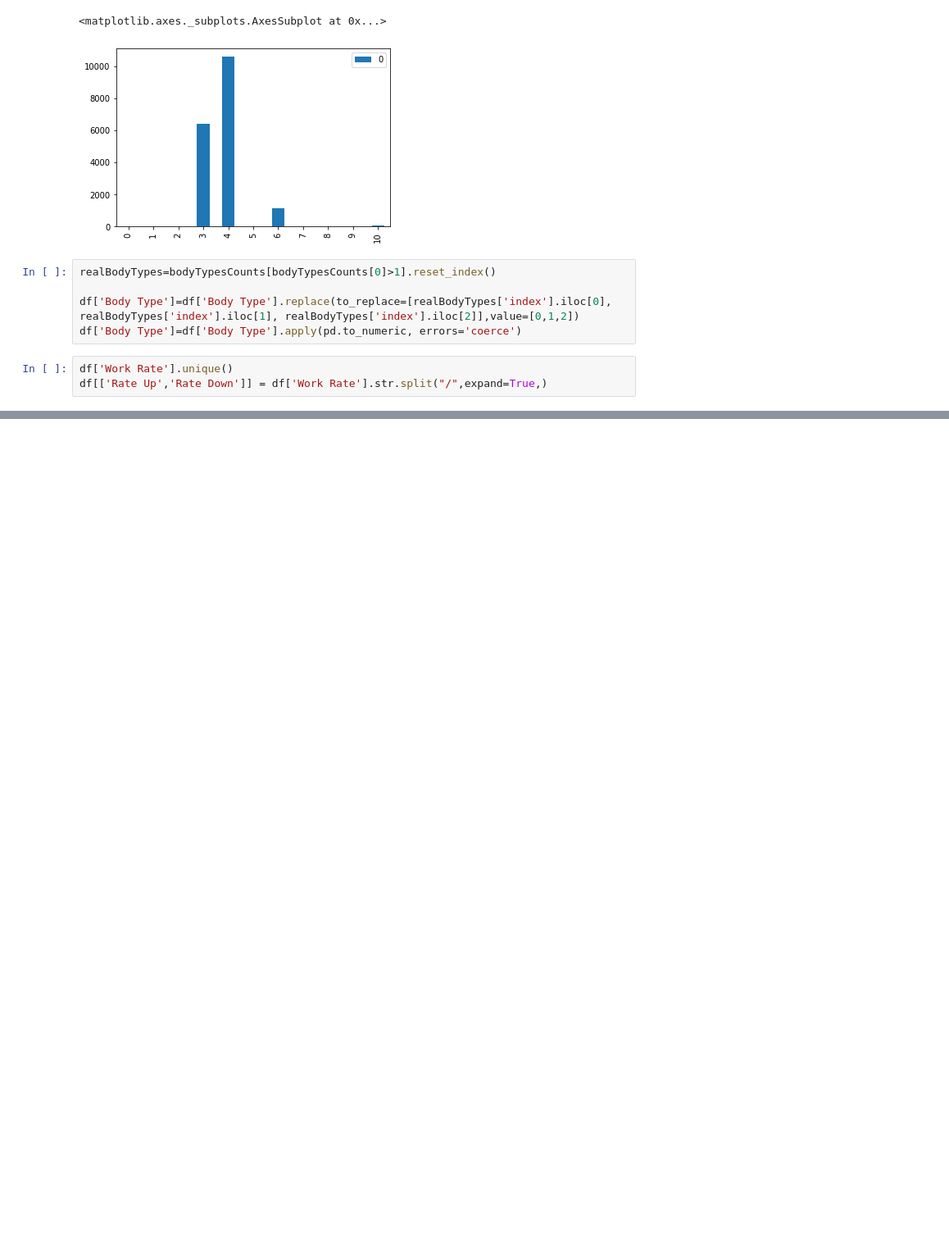
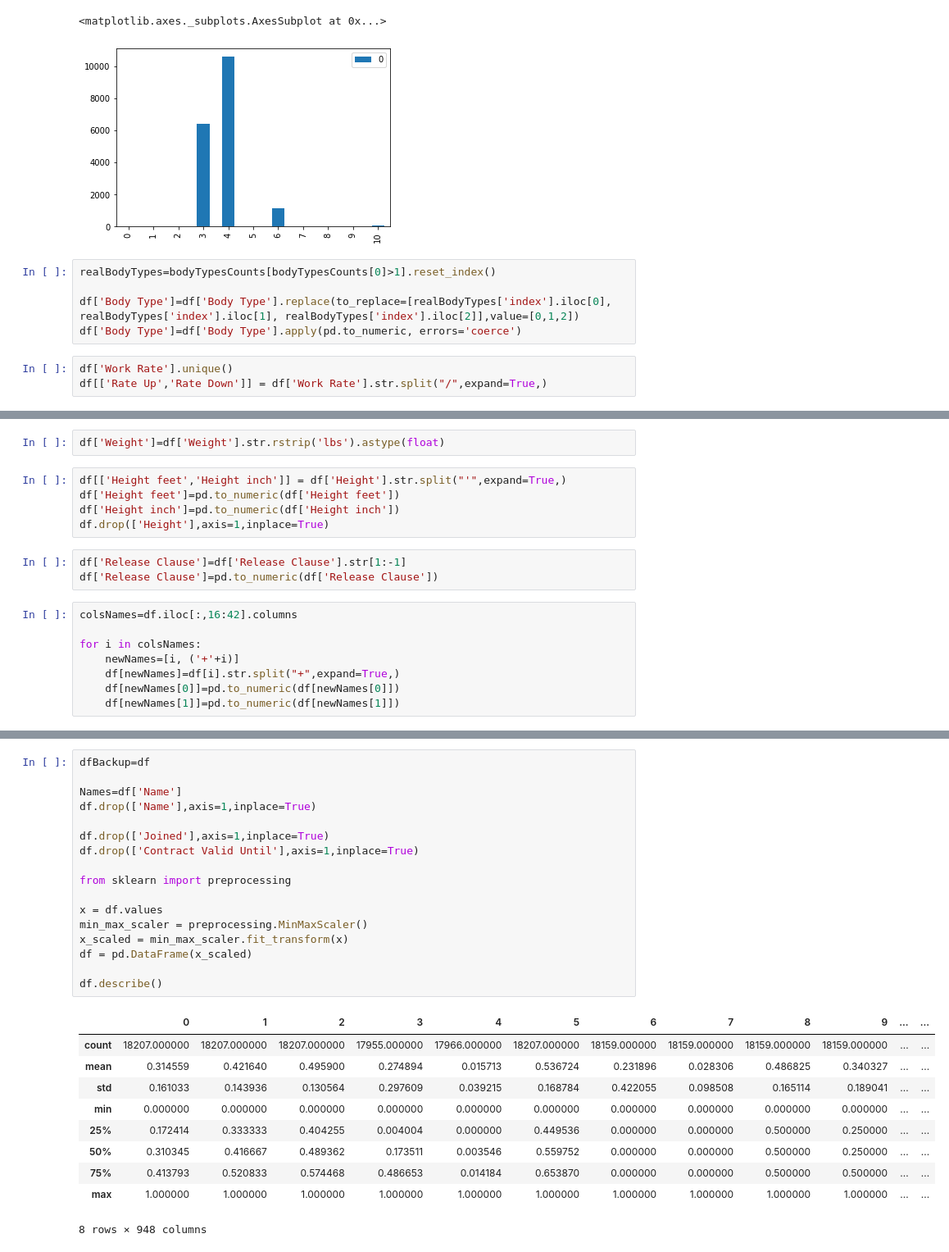
Before and after one commit to CTRLCAT/fifa19-players, a Jupyter notebook: fifa-players.ipynb, the cells around one changed output, grey strips where cells are left out. Shown: that part at 82% size. Saved outputs shown, nothing was run; the diff lists cells and outputs as text; blank space fills up the shorter version.

Commit message:
Turned variables into numbers and normalize data

```diff
--- a/fifa-players.ipynb
+++ b/fifa-players.ipynb
@@ -71,0 +110,18 @@ df['Rate Down']=df['Rate Down'].replace([' Low',' Medium',' High'],[0,1,2])
+# %%
+df['Weight']=df['Weight'].str.rstrip('lbs').astype(float)
+# %%
+df[['Height feet','Height inch']] = df['Height'].str.split("'",expand=True,)
+df['Height feet']=pd.to_numeric(df['Height feet'])
+df['Height inch']=pd.to_numeric(df['Height inch'])
+df.drop(['Height'],axis=1,inplace=True)
+# %%
+df['Release Clause']=df['Release Clause'].str[1:-1]
+df['Release Clause']=pd.to_numeric(df['Release Clause'])
+# %%
+colsNames=df.iloc[:,16:42].columns
+
+for i in colsNames:
+    newNames=[i, ('+'+i)]
+    df[newNames]=df[i].str.split("+",expand=True,)
+    df[newNames[0]]=pd.to_numeric(df[newNames[0]])
+    df[newNames[1]]=pd.to_numeric(df[newNames[1]])
@@ -71,0 +141,28 @@ df['Rate Down']=df['Rate Down'].replace([' Low',' Medium',' High'],[0,1,2])
+# %%
+dfBackup=df
+
+Names=df['Name']
+df.drop(['Name'],axis=1,inplace=True)
+
+df.drop(['Joined'],axis=1,inplace=True)
+df.drop(['Contract Valid Until'],axis=1,inplace=True)
+
+from sklearn import preprocessing
+
+x = df.values
+min_max_scaler = preprocessing.MinMaxScaler()
+x_scaled = min_max_scaler.fit_transform(x)
+df = pd.DataFrame(x_scaled)
+
+df.describe()
+# %% [output]
+|  | 0 | 1 | 2 | 3 | 4 | 5 | 6 | 7 | 8 | 9 | ... | ... |
+| count | 18207.000000 | 18207.000000 | 18207.000000 | 17955.000000 | 17966.000000 | 18207.000000 | 18159.000000 | 18159.000000 | 18159.000000 | 18159.000000 | ... | ... |
+| mean | 0.314559 | 0.421640 | 0.495900 | 0.274894 | 0.015713 | 0.536724 | 0.231896 | 0.028306 | 0.486825 | 0.340327 | ... | ... |
+| std | 0.161033 | 0.143936 | 0.130564 | 0.297609 | 0.039215 | 0.168784 | 0.422055 | 0.098508 | 0.165114 | 0.189041 | ... | ... |
+| min | 0.000000 | 0.000000 | 0.000000 | 0.000000 | 0.000000 | 0.000000 | 0.000000 | 0.000000 | 0.000000 | 0.000000 | ... | ... |
+| 25% | 0.172414 | 0.333333 | 0.404255 | 0.004004 | 0.000000 | 0.449536 | 0.000000 | 0.000000 | 0.500000 | 0.250000 | ... | ... |
+| 50% | 0.310345 | 0.416667 | 0.489362 | 0.173511 | 0.003546 | 0.559752 | 0.000000 | 0.000000 | 0.500000 | 0.250000 | ... | ... |
+| 75% | 0.413793 | 0.520833 | 0.574468 | 0.486653 | 0.014184 | 0.653870 | 0.000000 | 0.000000 | 0.500000 | 0.500000 | ... | ... |
+| max | 1.000000 | 1.000000 | 1.000000 | 1.000000 | 1.000000 | 1.000000 | 1.000000 | 1.000000 | 1.000000 | 1.000000 | ... | ... |
+8 rows × 948 columns
```
Also changed, not shown: parts of 8 cells of this notebook.
